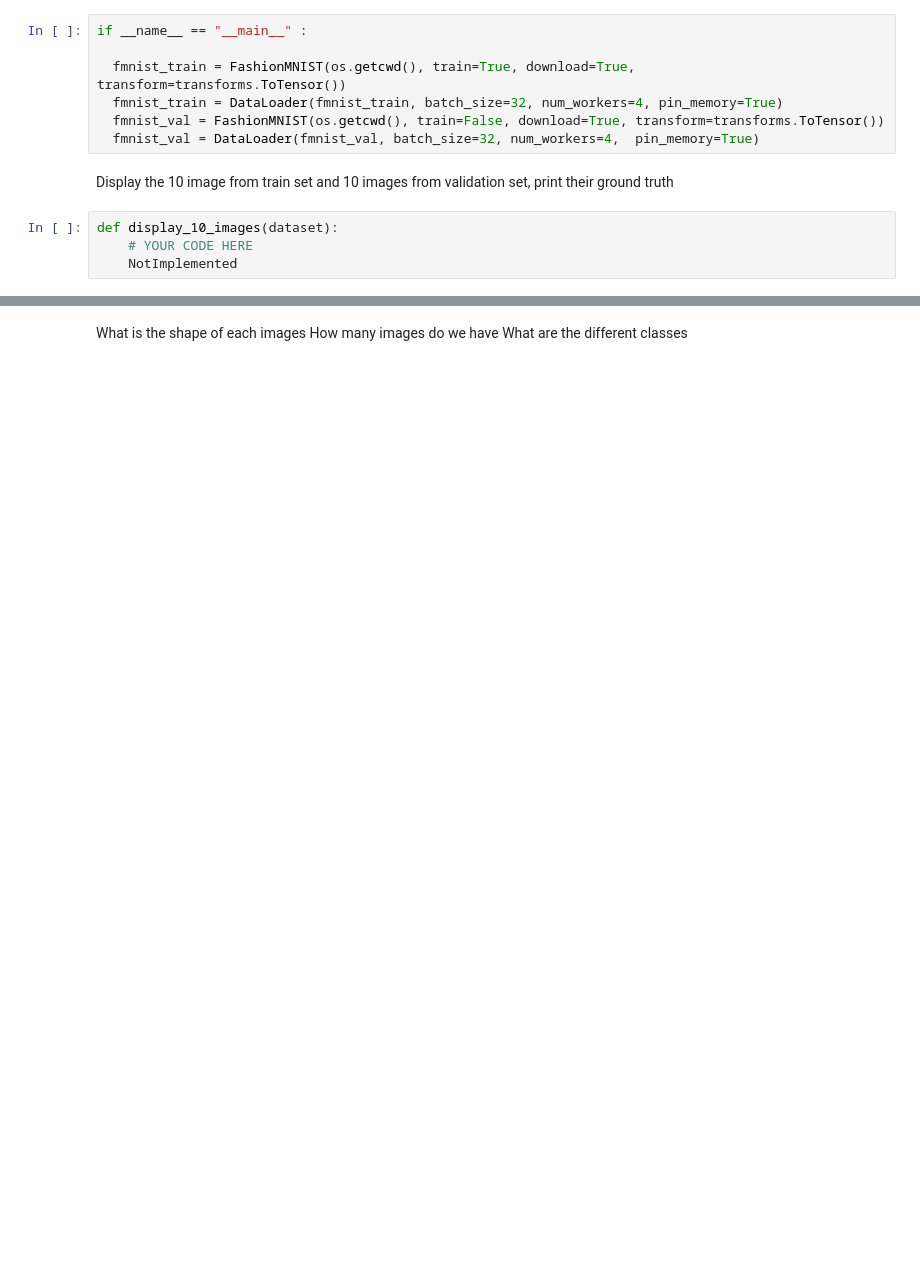
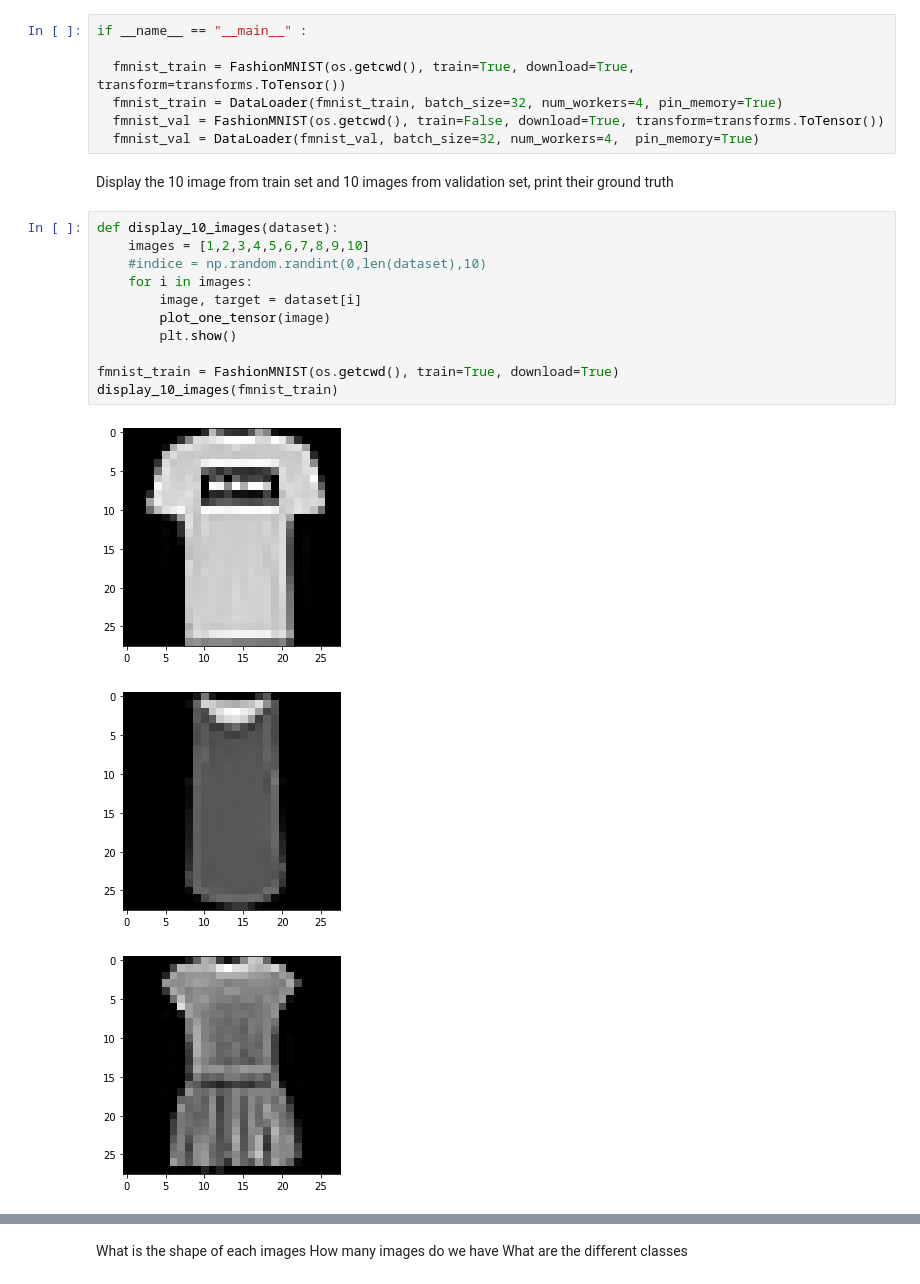
Before and after one commit to DL-ECE/tp2-deeplearningonimages-Al1998, a Jupyter notebook: convolution.ipynb, the cells around one changed output, grey strips where cells are left out. Drawn from its saved outputs; the diff is of its cells as text; blank space fills up the shorter version.

```diff
--- a/convolution.ipynb
+++ b/convolution.ipynb
@@ -788,7 +736,18 @@ if __name__ == "__main__" :
   fmnist_val = DataLoader(fmnist_val, batch_size=32, num_workers=4,  pin_memory=True)
 # %% [markdown]
 Display the 10 image from train set and 10 images from validation set, print their ground truth
-# %%
-def display_10_images(dataset):
-    # YOUR CODE HERE
-    NotImplemented
+# %%
+def display_10_images(dataset):
+    images = [1,2,3,4,5,6,7,8,9,10]
+    #indice = np.random.randint(0,len(dataset),10)
+    for i in images:
+        image, target = dataset[i]
+        plot_one_tensor(image)
+        plt.show()
+
+fmnist_train = FashionMNIST(os.getcwd(), train=True, download=True)
+display_10_images(fmnist_train)
+# %% [output]
+[figure, added]
+[figure, added]
+[figure, added]
```
Also changed, not shown: parts of 14 cells of this notebook.
